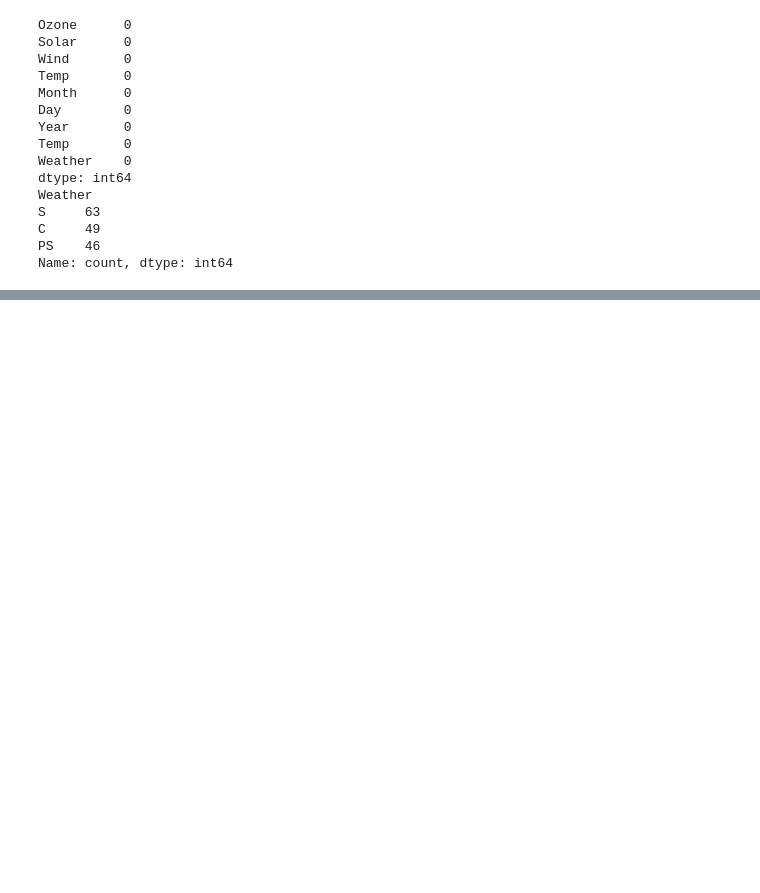
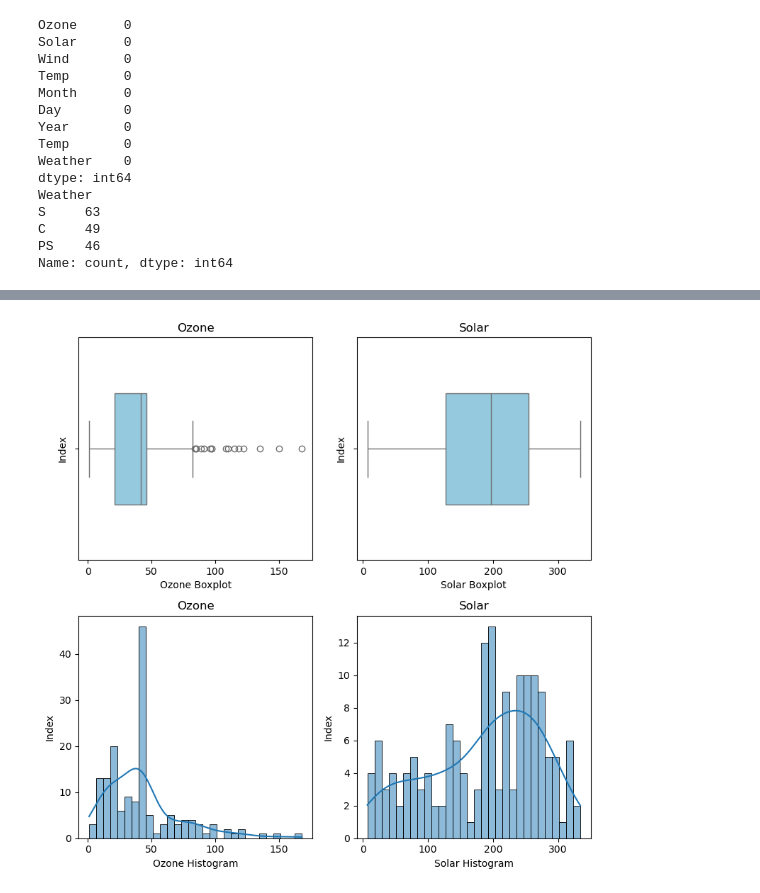
Before and after one commit to AbhinavAlluvada/DevProgram, a Jupyter notebook: Descriptive.ipynb, the cells around one changed output, grey strips where cells are left out. Drawn from its saved outputs; the diff is of its cells as text; code cells hidden in the pictures; blank space fills up the shorter version.

```diff
--- a/Descriptive.ipynb
+++ b/Descriptive.ipynb
@@ -183,0 +264,28 @@ Name: count, dtype: int64
+# %%
+fig , axes = plt.subplots(2,2,figsize = (8,8))
+
+sns.boxplot(data['Ozone'],ax = axes[0][0],color = 'skyblue',width = 0.5,orient = 'h')
+axes[0][0].set_xlabel('Ozone Boxplot')
+axes[0][0].set_ylabel('Index')
+axes[0][0].set_title('Ozone')
+
+sns.histplot(data['Ozone'],ax = axes[1][0],kde = True,bins = 30)
+axes[1][0].set_xlabel('Ozone Histogram')
+axes[1][0].set_ylabel('Index')
+axes[1][0].set_title('Ozone')
+
+sns.boxplot(data['Solar'],ax = axes[0][1],color = 'skyblue',width = 0.5,orient = 'h')
+axes[0][1].set_xlabel('Solar Boxplot')
+axes[0][1].set_ylabel('Index')
+axes[0][1].set_title('Solar')
+
+sns.histplot(data['Solar'],ax = axes[1][1],kde = True,bins = 30)
+axes[1][1].set_xlabel('Solar Histogram')
+axes[1][1].set_ylabel('Index')
+axes[1][1].set_title('Solar')
+
+
+plt.tight_layout()
+plt.show()
+# %% [output]
+[figure, added]
```
Also changed, not shown: parts of 8 cells of this notebook.
